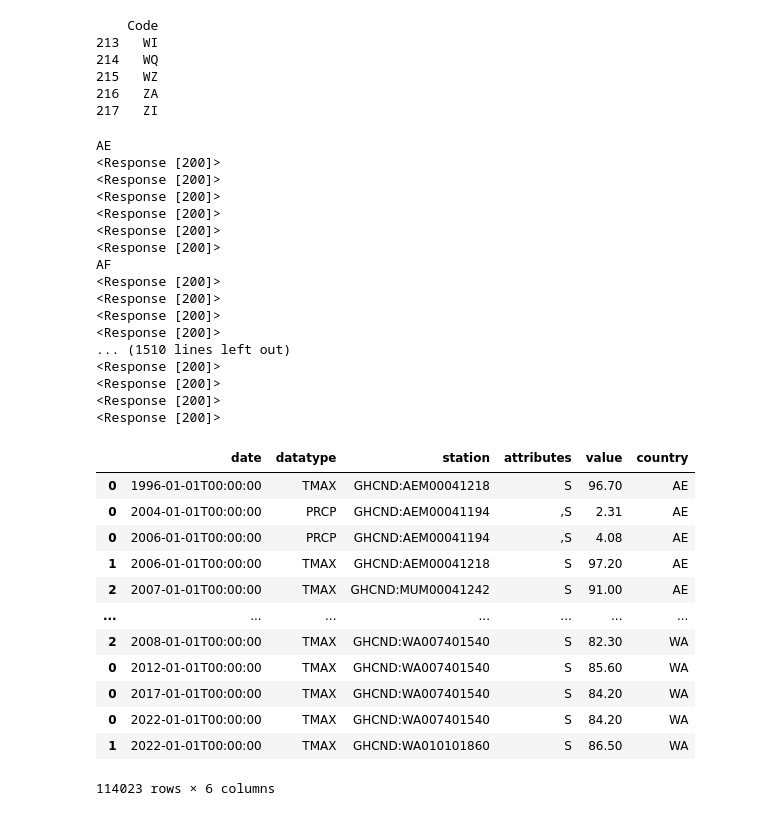
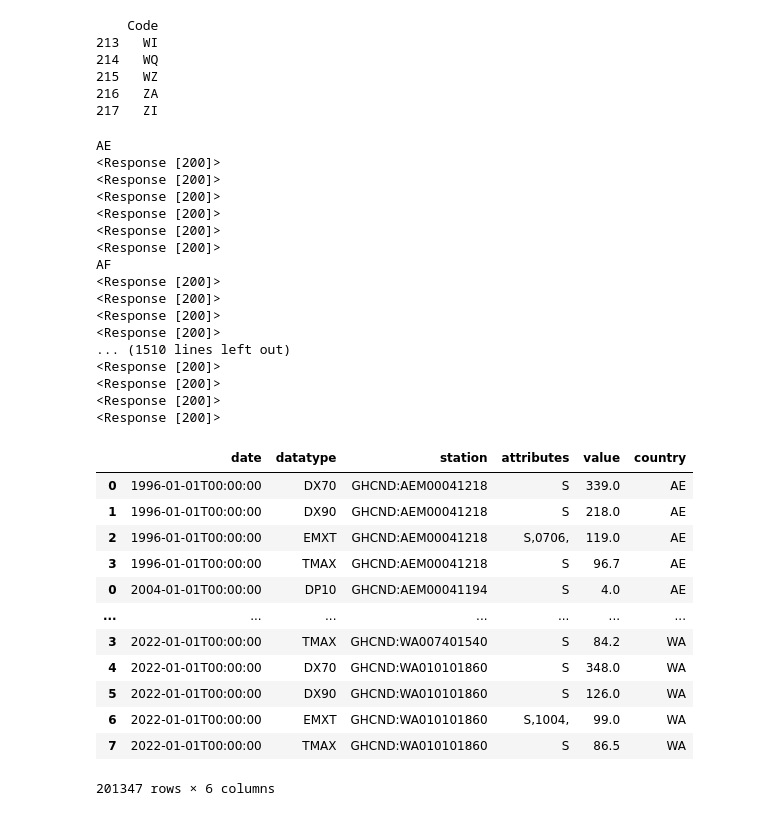
Before and after one commit to omomadcat/Viticulture, a Jupyter notebook: RetrieveClimateDatav2.ipynb, the cells around one changed output. Cells and saved outputs as stored; diff of their text form; code cells hidden in the pictures.

Commit message:
Full weather data set

```diff
--- a/RetrieveClimateDatav2.ipynb
+++ b/RetrieveClimateDatav2.ipynb
@@ -75,44 +73,44 @@ for country in code_country_df['Code']:
 
     # For each year set (start - end)
     for start_date, end_date in zip(start_dates, end_dates):
-        weather_data = get_weather_data(token, country, start_date, end_date, ['TAVG', 'TMAX', 'PRCP'])
+        weather_data = get_weather_data(token, country, start_date, end_date, data_types)
         if weather_data.status_code == 200:
             weather_response = weather_data.json()
             if 'results' in weather_response:
                 weather_data = pd.DataFrame(weather_data.json()['results'])
                 weather_data['country'] = country
                 weather_data_df = pd.concat([weather_data_df, weather_data])
 
 weather_data_df
 # %% [output]
 AE
 <Response [200]>
 <Response [200]>
 <Response [200]>
 <Response [200]>
 <Response [200]>
 <Response [200]>
 AF
 <Response [200]>
 <Response [200]>
 <Response [200]>
 <Response [200]>
 ... (1510 lines left out)
 <Response [200]>
 <Response [200]>
 <Response [200]>
 <Response [200]>
 |  | date | datatype | station | attributes | value | country |
-| 0 | 1996-01-01T00:00:00 | TMAX | GHCND:AEM00041218 | S | 96.70 | AE |
-| 0 | 2004-01-01T00:00:00 | PRCP | GHCND:AEM00041194 | ,S | 2.31 | AE |
-| 0 | 2006-01-01T00:00:00 | PRCP | GHCND:AEM00041194 | ,S | 4.08 | AE |
-| 1 | 2006-01-01T00:00:00 | TMAX | GHCND:AEM00041218 | S | 97.20 | AE |
-| 2 | 2007-01-01T00:00:00 | TMAX | GHCND:MUM00041242 | S | 91.00 | AE |
+| 0 | 1996-01-01T00:00:00 | DX70 | GHCND:AEM00041218 | S | 339.0 | AE |
+| 1 | 1996-01-01T00:00:00 | DX90 | GHCND:AEM00041218 | S | 218.0 | AE |
+| 2 | 1996-01-01T00:00:00 | EMXT | GHCND:AEM00041218 | S,0706, | 119.0 | AE |
+| 3 | 1996-01-01T00:00:00 | TMAX | GHCND:AEM00041218 | S | 96.7 | AE |
+| 0 | 2004-01-01T00:00:00 | DP10 | GHCND:AEM00041194 | S | 4.0 | AE |
 | ... | ... | ... | ... | ... | ... | ... |
-| 2 | 2008-01-01T00:00:00 | TMAX | GHCND:WA007401540 | S | 82.30 | WA |
-| 0 | 2012-01-01T00:00:00 | TMAX | GHCND:WA007401540 | S | 85.60 | WA |
-| 0 | 2017-01-01T00:00:00 | TMAX | GHCND:WA007401540 | S | 84.20 | WA |
-| 0 | 2022-01-01T00:00:00 | TMAX | GHCND:WA007401540 | S | 84.20 | WA |
-| 1 | 2022-01-01T00:00:00 | TMAX | GHCND:WA010101860 | S | 86.50 | WA |
+| 3 | 2022-01-01T00:00:00 | TMAX | GHCND:WA007401540 | S | 84.2 | WA |
+| 4 | 2022-01-01T00:00:00 | DX70 | GHCND:WA010101860 | S | 348.0 | WA |
+| 5 | 2022-01-01T00:00:00 | DX90 | GHCND:WA010101860 | S | 126.0 | WA |
+| 6 | 2022-01-01T00:00:00 | EMXT | GHCND:WA010101860 | S,1004, | 99.0 | WA |
+| 7 | 2022-01-01T00:00:00 | TMAX | GHCND:WA010101860 | S | 86.5 | WA |
-114023 rows × 6 columns
+201347 rows × 6 columns
 # %%
```
Also changed, not shown: parts of 2 cells of this notebook, 1 other file.
